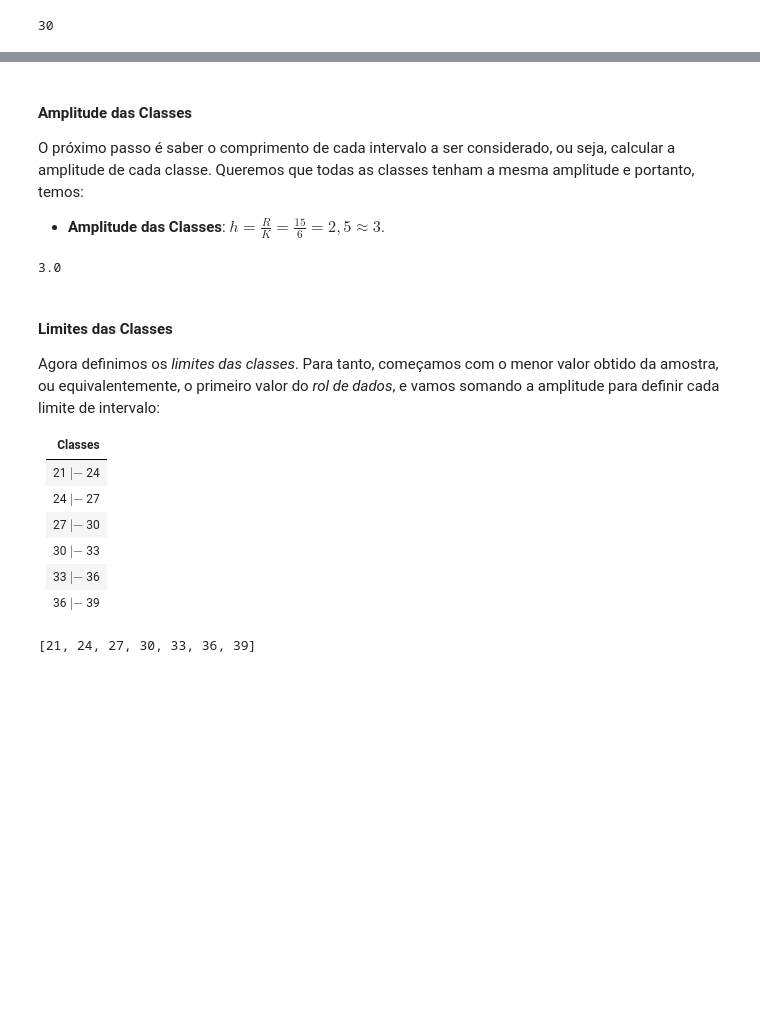
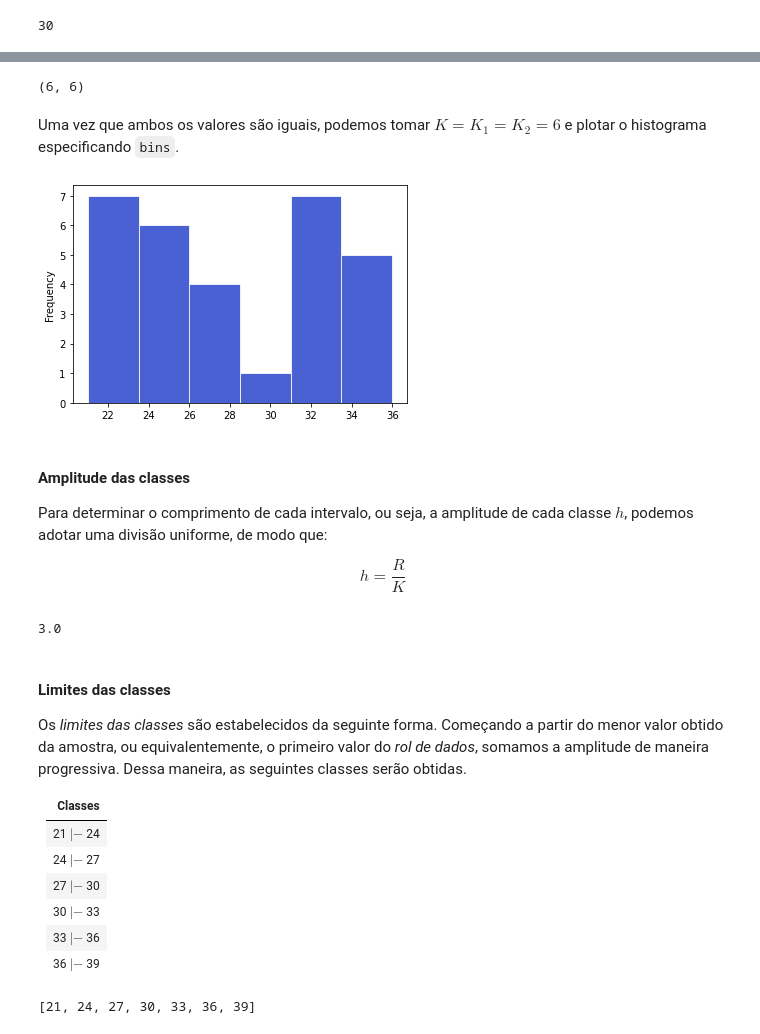
Before and after one commit to gcpeixoto/ICD, a Jupyter notebook: _build/html/_sources/ipynb/11-estatistica-descritiva.ipynb, the cells around one changed output, grey strips where cells are left out. Cells and saved outputs as stored; diff of their text form; code cells hidden in the pictures; blank space fills up the shorter version.

```diff
--- a/_build/html/_sources/ipynb/11-estatistica-descritiva.ipynb
+++ b/_build/html/_sources/ipynb/11-estatistica-descritiva.ipynb
@@ -97,17 +103,44 @@ KFS = np.ceil( 1 + 3.22*np.log10(n)); KFS
+# %%
+# binning usando np.ceil
+def binning(d,rule='standard'):
+
+    if isinstance(d,list): d = np.array(d)
+    n = len(d)
+
+    if rule == 'standard':
+        if n <= 25: K = 5
+        else: K = int(np.ceil(np.sqrt(n)))
+
+    if rule == 'sturges':
+        K = int(np.ceil(1 + 3.22*np.log10(n)))
+
+    return K
+# %%
+K1,K2 = binning(dados,rule='standard'), binning(dados,rule='sturges');
+K1,K2
+# %% [output]
+(6, 6)
+# %% [markdown]
+Uma vez que ambos os valores são iguais, podemos tomar $K = K_1 = K_2 = 6$ e plotar o histograma especificando `bins`.
+# %%
+K = K1
+d.plot.hist(bins=K,color='#1b3ac9',alpha=0.8,edgecolor='w');
+# %% [output]
+[figure, added]
 # %% [markdown]
-#### Amplitude das Classes
+#### Amplitude das classes
 
-O próximo passo é saber o comprimento de cada intervalo a ser considerado, ou seja, calcular a amplitude de cada classe. Queremos que todas as classes tenham a mesma amplitude e portanto, temos:
+Para determinar o comprimento de cada intervalo, ou seja, a amplitude de cada classe $h$, podemos adotar uma divisão uniforme, de modo que:
 
-* **Amplitude das Classes**: $h=\frac{R}{K}=\frac{15}{6}=2,5\approx 3$.
+$$h=\frac{R}{K}$$
 # %%
 h = np.ceil(R/K); h
 # %% [output]
 3.0
 # %% [markdown]
-#### Limites das Classes
+#### Limites das classes
 
-Agora definimos os *limites das classes*. Para tanto, começamos com o menor valor obtido da amostra, ou equivalentemente, o primeiro valor do *rol de dados*, e vamos somando a amplitude para definir cada limite de intervalo:
+Os *limites das classes* são estabelecidos da seguinte forma. Começando a partir do menor valor obtido da amostra, ou equivalentemente, o primeiro valor do *rol de dados*, somamos a amplitude de maneira progressiva. Dessa maneira, as seguintes classes serão obtidas.
 
 | Classes |
 | :-------------:
```
Also changed, not shown: parts of 117 cells of this notebook, 23 other files.
